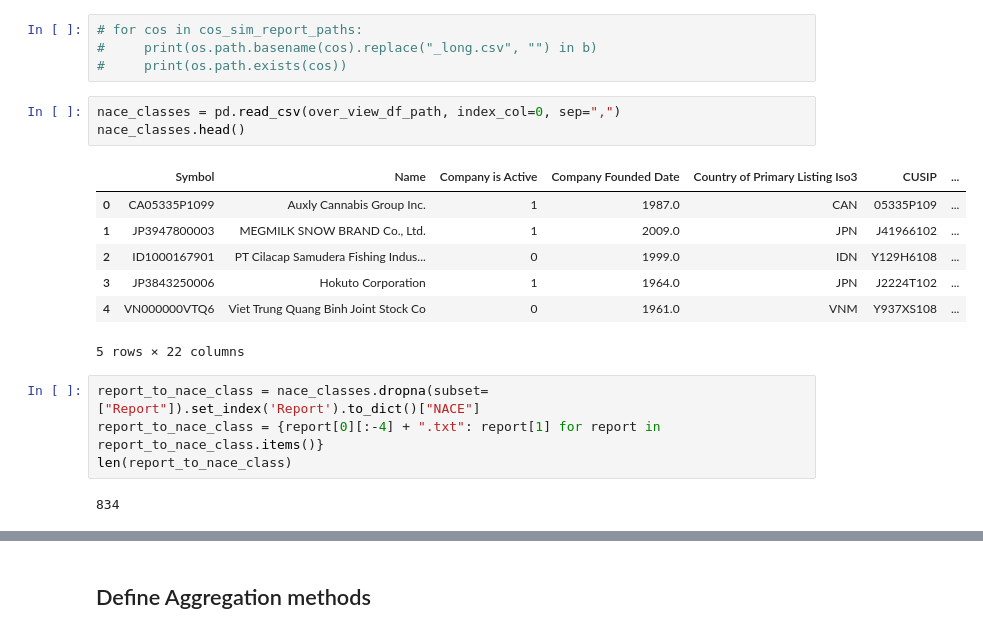
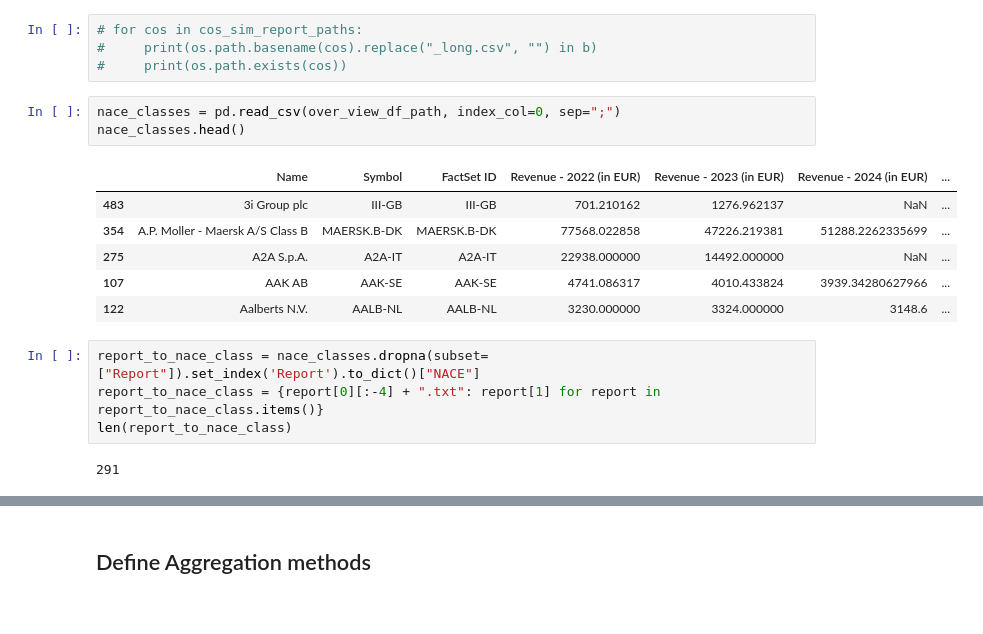
Before and after one commit to hendrikweichel/nace_report_topic_analysis, a Jupyter notebook: BERT_classifier/Classify_report_with_BERT/reevaluate_classification.ipynb, the cells around one changed output, grey strips where cells are left out. Drawn from its saved outputs; the diff is of its cells as text.

```diff
--- a/BERT_classifier/Classify_report_with_BERT/reevaluate_classification.ipynb
+++ b/BERT_classifier/Classify_report_with_BERT/reevaluate_classification.ipynb
@@ -64,22 +65,21 @@ b = [os.path.basename(b).replace("_classifications.csv", "") for b in reports_re
 #     print(os.path.basename(cos).replace("_long.csv", "") in b)
 #     print(os.path.exists(cos))
 # %%
-nace_classes = pd.read_csv(over_view_df_path, index_col=0, sep=",")
+nace_classes = pd.read_csv(over_view_df_path, index_col=0, sep=";")
 nace_classes.head()
 # %% [output]
-|  | Symbol | Name | Company is Active | Company Founded Date | Country of Primary Listing Iso3 | CUSIP | ... |
-| 0 | CA05335P1099 | Auxly Cannabis Group Inc. | 1 | 1987.0 | CAN | 05335P109 | ... |
-| 1 | JP3947800003 | MEGMILK SNOW BRAND Co., Ltd. | 1 | 2009.0 | JPN | J41966102 | ... |
-| 2 | ID1000167901 | PT Cilacap Samudera Fishing Indus... | 0 | 1999.0 | IDN | Y129H6108 | ... |
-| 3 | JP3843250006 | Hokuto Corporation | 1 | 1964.0 | JPN | J2224T102 | ... |
-| 4 | VN000000VTQ6 | Viet Trung Quang Binh Joint Stock Co | 0 | 1961.0 | VNM | Y937XS108 | ... |
+|  | Name | Symbol | FactSet ID | Revenue - 2022 (in EUR) | Revenue - 2023 (in EUR) | Revenue - 2024 (in EUR) | ... |
+| 483 | 3i Group plc | III-GB | III-GB | 701.210162 | 1276.962137 | NaN | ... |
+| 354 | A.P. Moller - Maersk A/S Class B | MAERSK.B-DK | MAERSK.B-DK | 77568.022858 | 47226.219381 | 51288.2262335699 | ... |
+| 275 | A2A S.p.A. | A2A-IT | A2A-IT | 22938.000000 | 14492.000000 | NaN | ... |
+| 107 | AAK AB | AAK-SE | AAK-SE | 4741.086317 | 4010.433824 | 3939.34280627966 | ... |
+| 122 | Aalberts N.V. | AALB-NL | AALB-NL | 3230.000000 | 3324.000000 | 3148.6 | ... |
-5 rows × 22 columns
 # %%
 report_to_nace_class = nace_classes.dropna(subset=["Report"]).set_index('Report').to_dict()["NACE"]
 report_to_nace_class = {report[0][:-4] + ".txt": report[1] for report in report_to_nace_class.items()}
 len(report_to_nace_class)
 # %% [output]
-834
+291
 # %%
 reports_path = glob.glob(os.path.join(dataset_path_texts, "*.txt"))
 len(reports_path)
```
Also changed, not shown: parts of 18 cells of this notebook, 8 other files.
